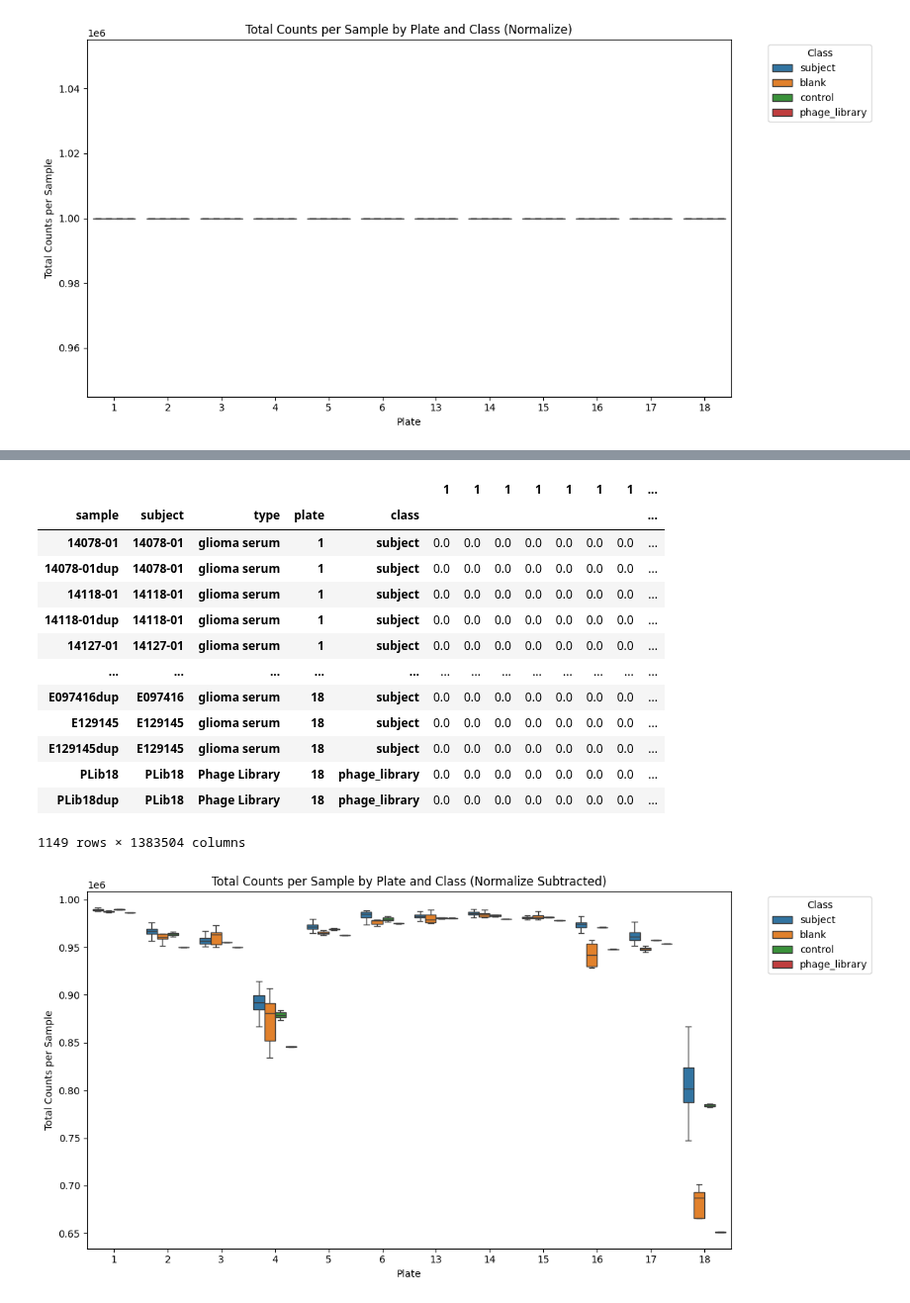
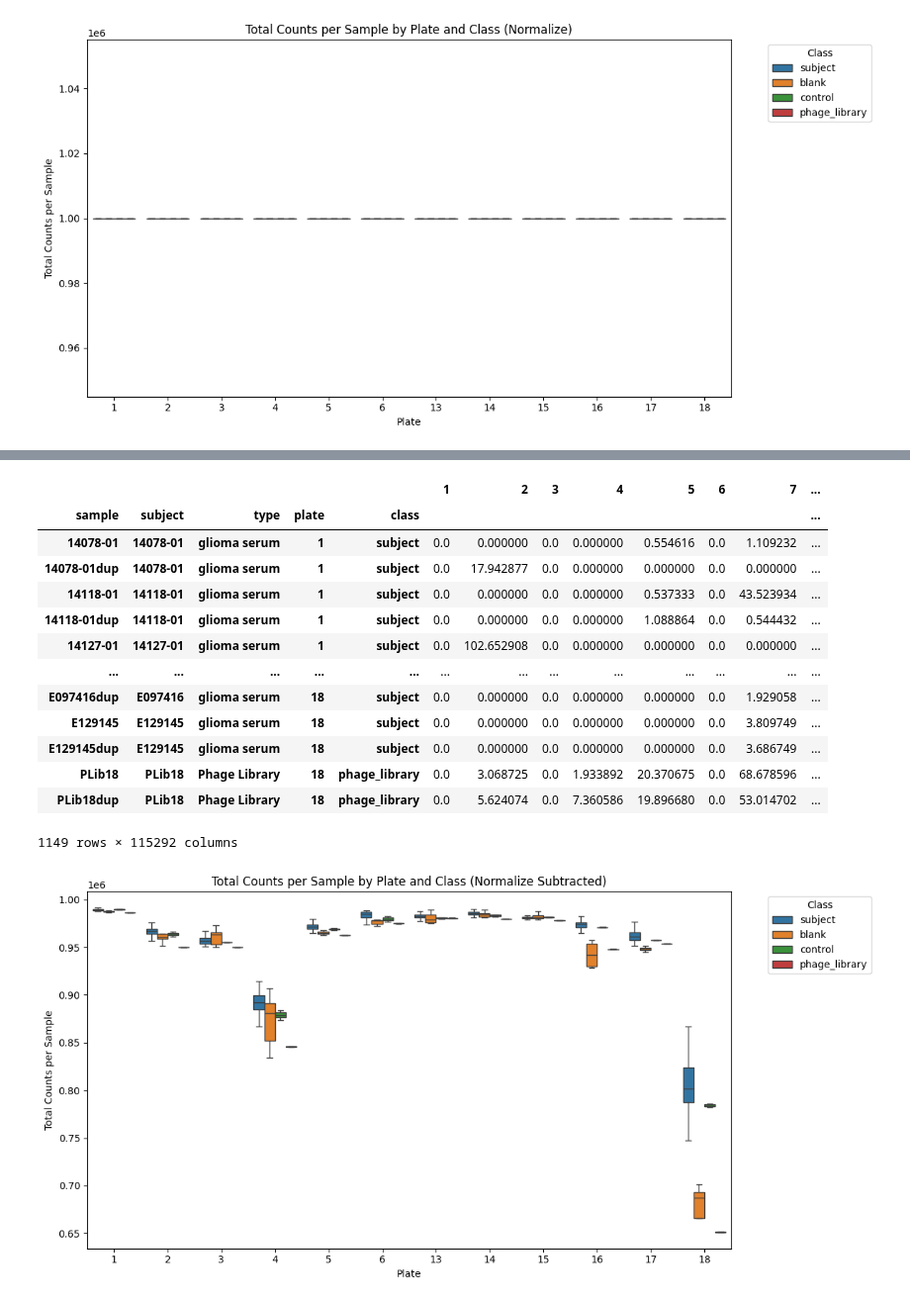
Before and after one commit to ucsffrancislab/genomics, a Jupyter notebook: data/20250409-Illumina-PhIP/20250414-PhIP-MultiPlate/out.123456131415161718/counts_normalized_subtracted_pcas.ipynb, the cells around one changed output, grey strips where cells are left out. Shown at 99% size. Cells and saved outputs as stored; diff of their text form; code cells hidden in the pictures.

```diff
--- a/data/20250409-Illumina-PhIP/20250414-PhIP-MultiPlate/out.123456131415161718/counts_normalized_subtracted_pcas.ipynb
+++ b/data/20250409-Illumina-PhIP/20250414-PhIP-MultiPlate/out.123456131415161718/counts_normalized_subtracted_pcas.ipynb
@@ -302,31 +335,31 @@ n = n.reset_index().set_index(['sample','subject','type','plate','class'])
 # %%
 ss=[]
 for plate in n.index.get_level_values('plate').unique():
   a = n.loc[(n.index.get_level_values('plate') == plate),:]
   ss.append(
     a.sub(
       a.loc[(a.index.get_level_values('type') == 'input'),:].median(axis='index'), axis='columns').clip(lower=0)
   )
 
-s=pd.concat(ss,axis=1)
+s=pd.concat(ss, axis='index')  #,axis=1)
 s=s.sort_index(axis=1)
 s=s.fillna(0)
 s
 # %% [output]
-|  |  |  |  |  | 1 | 1 | 1 | 1 | 1 | 1 | 1 | ... |
+|  |  |  |  |  | 1 | 2 | 3 | 4 | 5 | 6 | 7 | ... |
 | sample | subject | type | plate | class |  |  |  |  |  |  |  | ... |
-| 14078-01 | 14078-01 | glioma serum | 1 | subject | 0.0 | 0.0 | 0.0 | 0.0 | 0.0 | 0.0 | 0.0 | ... |
-| 14078-01dup | 14078-01 | glioma serum | 1 | subject | 0.0 | 0.0 | 0.0 | 0.0 | 0.0 | 0.0 | 0.0 | ... |
-| 14118-01 | 14118-01 | glioma serum | 1 | subject | 0.0 | 0.0 | 0.0 | 0.0 | 0.0 | 0.0 | 0.0 | ... |
-| 14118-01dup | 14118-01 | glioma serum | 1 | subject | 0.0 | 0.0 | 0.0 | 0.0 | 0.0 | 0.0 | 0.0 | ... |
-| 14127-01 | 14127-01 | glioma serum | 1 | subject | 0.0 | 0.0 | 0.0 | 0.0 | 0.0 | 0.0 | 0.0 | ... |
+| 14078-01 | 14078-01 | glioma serum | 1 | subject | 0.0 | 0.000000 | 0.0 | 0.000000 | 0.554616 | 0.0 | 1.109232 | ... |
+| 14078-01dup | 14078-01 | glioma serum | 1 | subject | 0.0 | 17.942877 | 0.0 | 0.000000 | 0.000000 | 0.0 | 0.000000 | ... |
+| 14118-01 | 14118-01 | glioma serum | 1 | subject | 0.0 | 0.000000 | 0.0 | 0.000000 | 0.537333 | 0.0 | 43.523934 | ... |
+| 14118-01dup | 14118-01 | glioma serum | 1 | subject | 0.0 | 0.000000 | 0.0 | 0.000000 | 1.088864 | 0.0 | 0.544432 | ... |
+| 14127-01 | 14127-01 | glioma serum | 1 | subject | 0.0 | 102.652908 | 0.0 | 0.000000 | 0.000000 | 0.0 | 0.000000 | ... |
 | ... | ... | ... | ... | ... | ... | ... | ... | ... | ... | ... | ... | ... |
-| E097416dup | E097416 | glioma serum | 18 | subject | 0.0 | 0.0 | 0.0 | 0.0 | 0.0 | 0.0 | 0.0 | ... |
-| E129145 | E129145 | glioma serum | 18 | subject | 0.0 | 0.0 | 0.0 | 0.0 | 0.0 | 0.0 | 0.0 | ... |
-| E129145dup | E129145 | glioma serum | 18 | subject | 0.0 | 0.0 | 0.0 | 0.0 | 0.0 | 0.0 | 0.0 | ... |
-| PLib18 | PLib18 | Phage Library | 18 | phage_library | 0.0 | 0.0 | 0.0 | 0.0 | 0.0 | 0.0 | 0.0 | ... |
-| PLib18dup | PLib18 | Phage Library | 18 | phage_library | 0.0 | 0.0 | 0.0 | 0.0 | 0.0 | 0.0 | 0.0 | ... |
+| E097416dup | E097416 | glioma serum | 18 | subject | 0.0 | 0.000000 | 0.0 | 0.000000 | 0.000000 | 0.0 | 1.929058 | ... |
+| E129145 | E129145 | glioma serum | 18 | subject | 0.0 | 0.000000 | 0.0 | 0.000000 | 0.000000 | 0.0 | 3.809749 | ... |
+| E129145dup | E129145 | glioma serum | 18 | subject | 0.0 | 0.000000 | 0.0 | 0.000000 | 0.000000 | 0.0 | 3.686749 | ... |
+| PLib18 | PLib18 | Phage Library | 18 | phage_library | 0.0 | 3.068725 | 0.0 | 1.933892 | 20.370675 | 0.0 | 68.678596 | ... |
+| PLib18dup | PLib18 | Phage Library | 18 | phage_library | 0.0 | 5.624074 | 0.0 | 7.360586 | 19.896680 | 0.0 | 53.014702 | ... |
-1149 rows × 1383504 columns
+1149 rows × 115292 columns
 # %%
 s = s.reset_index().set_index(['sample','subject','type']) #,'plate','class'])
 plot_total_counts(s, "Total Counts per Sample by Plate and Class (Normalize Subtracted)")
```
Also changed, not shown: parts of 6 cells of this notebook.
